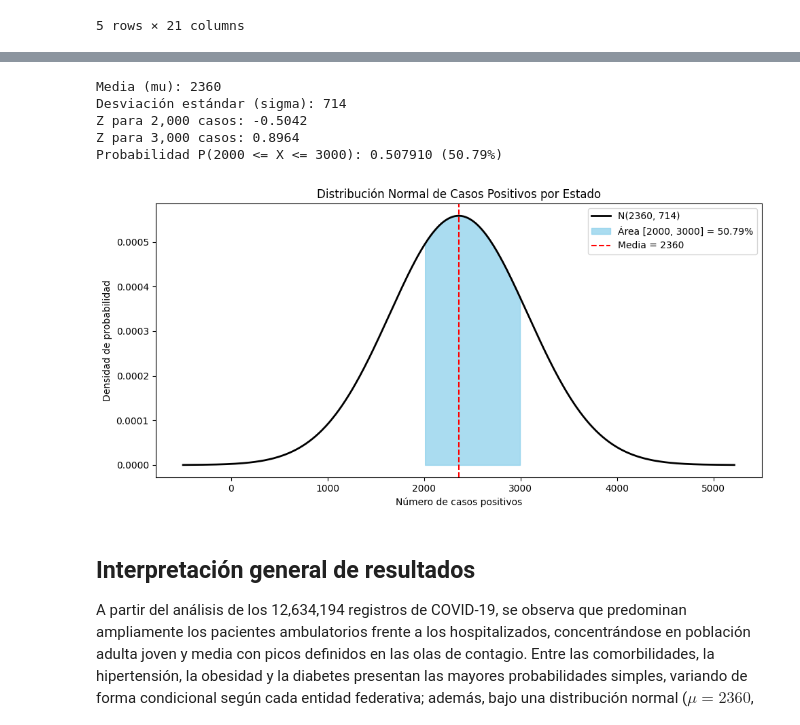
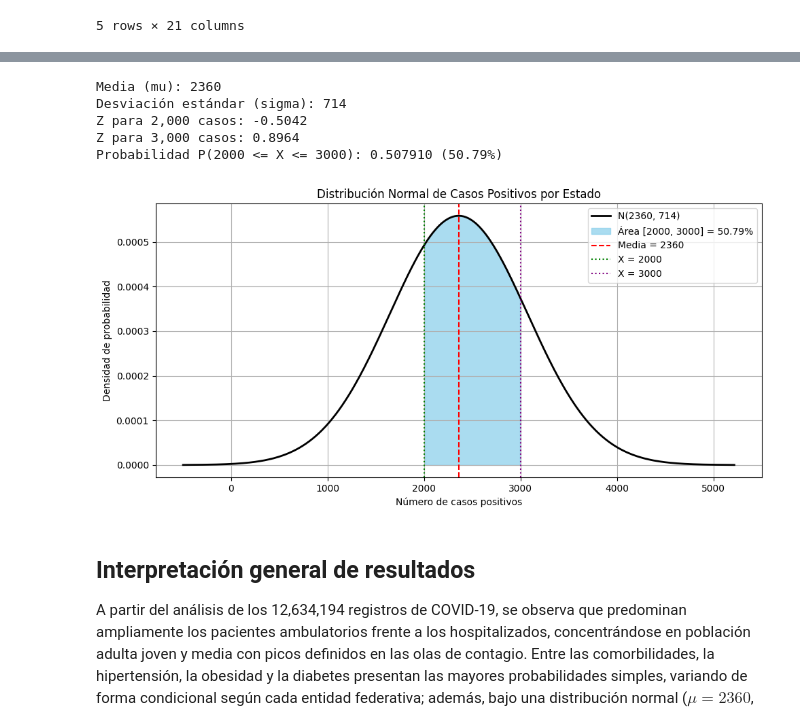
Before and after one commit to Meltdown02/Probabilidad-, a Jupyter notebook: Unidad6/PracticaFinalU6.ipynb, the cells around one changed output, grey strips where cells are left out. Drawn from its saved outputs; the diff is of its cells as text; code cells hidden in the pictures.

```diff
--- a/Unidad6/PracticaFinalU6.ipynb
+++ b/Unidad6/PracticaFinalU6.ipynb
@@ -257,8 +289,4 @@ TABAQUISMO                    0.068478
 # %%
-import numpy as np
-import matplotlib.pyplot as plt
-from scipy.stats import norm
-
 mu = 2360
 sigma = 714
 
@@ -266,35 +294,36 @@ z_inf = (2000 - mu) / sigma
 z_sup = (3000 - mu) / sigma
 
 prob_entre = norm.cdf(3000, loc=mu, scale=sigma) - norm.cdf(2000, loc=mu, scale=sigma)
 
 print(f"Media (mu): {mu}")
 print(f"Desviación estándar (sigma): {sigma}")
 print(f"Z para 2,000 casos: {z_inf:.4f}")
 print(f"Z para 3,000 casos: {z_sup:.4f}")
 print(f"Probabilidad P(2000 <= X <= 3000): {prob_entre:.6f} ({prob_entre * 100:.2f}%)")
 
-# Gráfica ilustrativa de la distribución normal
 x_vals = np.linspace(mu - 4 * sigma, mu + 4 * sigma, 500)
 y_vals = norm.pdf(x_vals, loc=mu, scale=sigma)
 
 plt.figure(figsize=(10, 5))
 plt.plot(x_vals, y_vals, color='black', linewidth=2, label='N(2360, 714)')
 mask = (x_vals >= 2000) & (x_vals <= 3000)
 plt.fill_between(x_vals[mask], y_vals[mask], color='skyblue', alpha=0.7, label=f'Área [2000, 3000] = {prob_entre*100:.2f}%')
 plt.axvline(mu, color='red', linestyle='--', label=f'Media = {mu}')
+plt.axvline(2000, color='green', linestyle=':', label='X = 2000')
+plt.axvline(3000, color='purple', linestyle=':', label='X = 3000')
 plt.title('Distribución Normal de Casos Positivos por Estado')
 plt.xlabel('Número de casos positivos')
 plt.ylabel('Densidad de probabilidad')
 plt.legend()
 plt.tight_layout()
 plt.show()
 # %% [output]
 Media (mu): 2360
 Desviación estándar (sigma): 714
 Z para 2,000 casos: -0.5042
 Z para 3,000 casos: 0.8964
 Probabilidad P(2000 <= X <= 3000): 0.507910 (50.79%)
-[figure, old version]
+[figure, new version]
 # %% [markdown]
 ## **Interpretación general de resultados**
 
```
Also changed, not shown: parts of 4 cells of this notebook.
